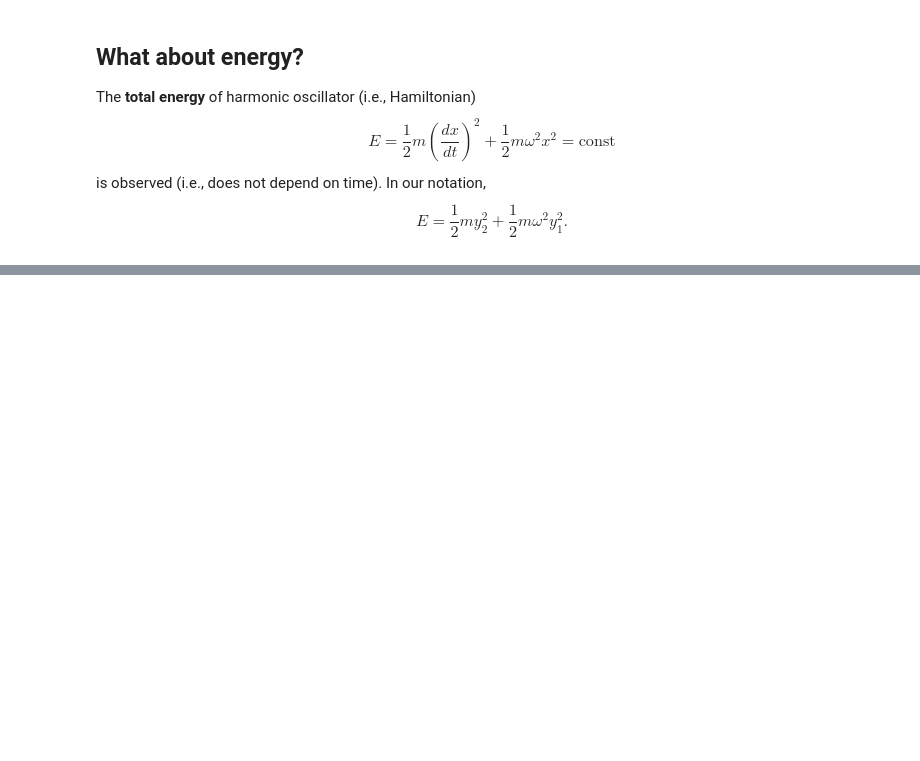
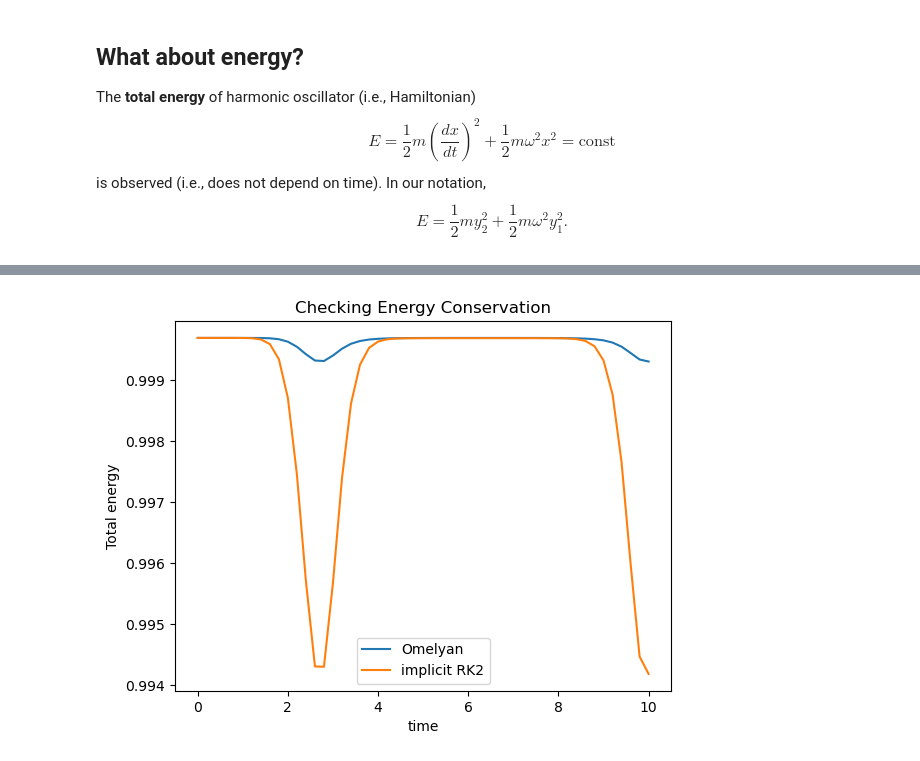
Before and after one commit to tkeegan12/Course_Computational_Physics_and_Engineering, a Jupyter notebook: Module3_Ordinary_Differential_Equations.ipynb, the cells around one changed output, grey strips where cells are left out. Drawn from its saved outputs; the diff is of its cells as text; code cells hidden in the pictures; blank space fills up the shorter version.

```diff
--- a/Module3_Ordinary_Differential_Equations.ipynb
+++ b/Module3_Ordinary_Differential_Equations.ipynb
@@ -480,0 +613,13 @@ show()
+# %%
+energy_omelyan = 0.5 * v[:] .^ 2 + exp.(-x[:] .^ 2)
+energy_im_rk2 = 0.5 * example_im_rk2_𝐲[2, :] .^ 2 + exp.(-example_im_rk2_𝐲[1, :] .^ 2 );
+
+title("Checking Energy Conservation")
+plot(omelyan_t, energy_omelyan, label="Omelyan")
+plot(example_im_rk2_t, energy_im_rk2, label="implicit RK2")
+xlabel("time")
+ylabel("Total energy")
+legend()
+show()
+# %% [output]
+[figure, added]
```
Also changed, not shown: parts of 10 cells of this notebook.
